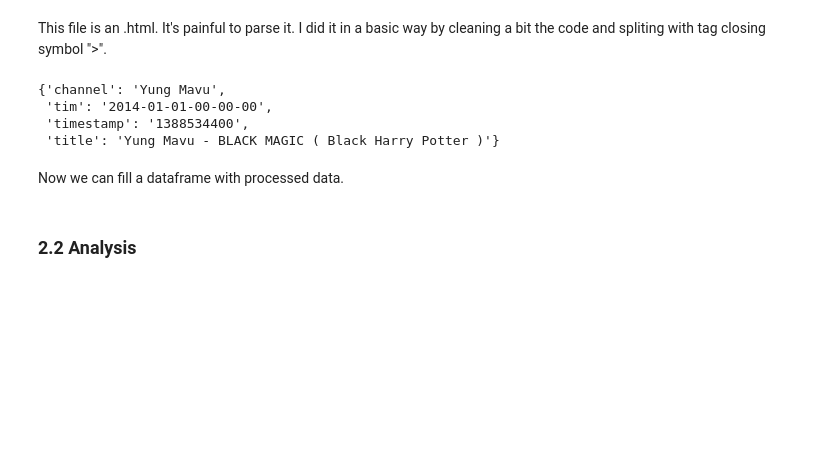
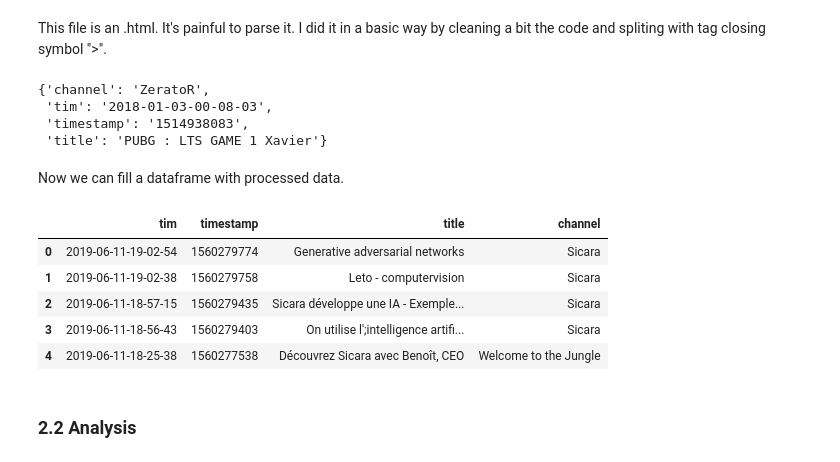
Before and after one commit to louissalome/What-Google-knows-about-me, a Jupyter notebook: 2_What_Google_knows_about_me_YOUTUBE.ipynb, the cells around one changed output. Cells and saved outputs as stored; diff of their text form; code cells hidden in the pictures; blank space fills up the shorter version.

```diff
--- a/2_What_Google_knows_about_me_YOUTUBE.ipynb
+++ b/2_What_Google_knows_about_me_YOUTUBE.ipynb
@@ -62,8 +62,6 @@ def clean_item(item):
     # Clean a bit the code
     substrings_to_remove = [
         '<br>',
-        '<div>',
-        '</div>',
         '<div',
         '</div',
         '<b',
@@ -117,10 +115,10 @@ def clean_item(item):
 
 pprint(clean_item(item))
 # %% [output]
-{'channel': 'Yung Mavu',
- 'tim': '2014-01-01-00-00-00',
- 'timestamp': '1388534400',
- 'title': 'Yung Mavu - BLACK MAGIC ( Black Harry Potter )'}
+{'channel': 'ZeratoR',
+ 'tim': '2018-01-03-00-08-03',
+ 'timestamp': '1514938083',
+ 'title': 'PUBG : LTS GAME 1 Xavier'}
 # %% [markdown]
 Now we can fill a dataframe with processed data.
 # %%
@@ -144,6 +142,15 @@ for ind, item in tqdm(enumerate(items), total=nb_items):
 
 # bug catching ...
 df = df.loc[df.timestamp!='1388534400']
+# %%
+df.head()
+# %% [output]
+|  | tim | timestamp | title | channel |
+| 0 | 2019-06-11-19-02-54 | 1560279774 | Generative adversarial networks | Sicara |
+| 1 | 2019-06-11-19-02-38 | 1560279758 | Leto - computervision | Sicara |
+| 2 | 2019-06-11-18-57-15 | 1560279435 | Sicara développe une IA - Exemple... | Sicara |
+| 3 | 2019-06-11-18-56-43 | 1560279403 | On utilise l';intelligence artifi... | Sicara |
+| 4 | 2019-06-11-18-25-38 | 1560277538 | Découvrez Sicara avec Benoît, CEO | Welcome to the Jungle |
 # %% [markdown]
 ### 2.2 Analysis
 # %% [markdown]
```
Also changed, not shown: parts of 8 cells of this notebook.
